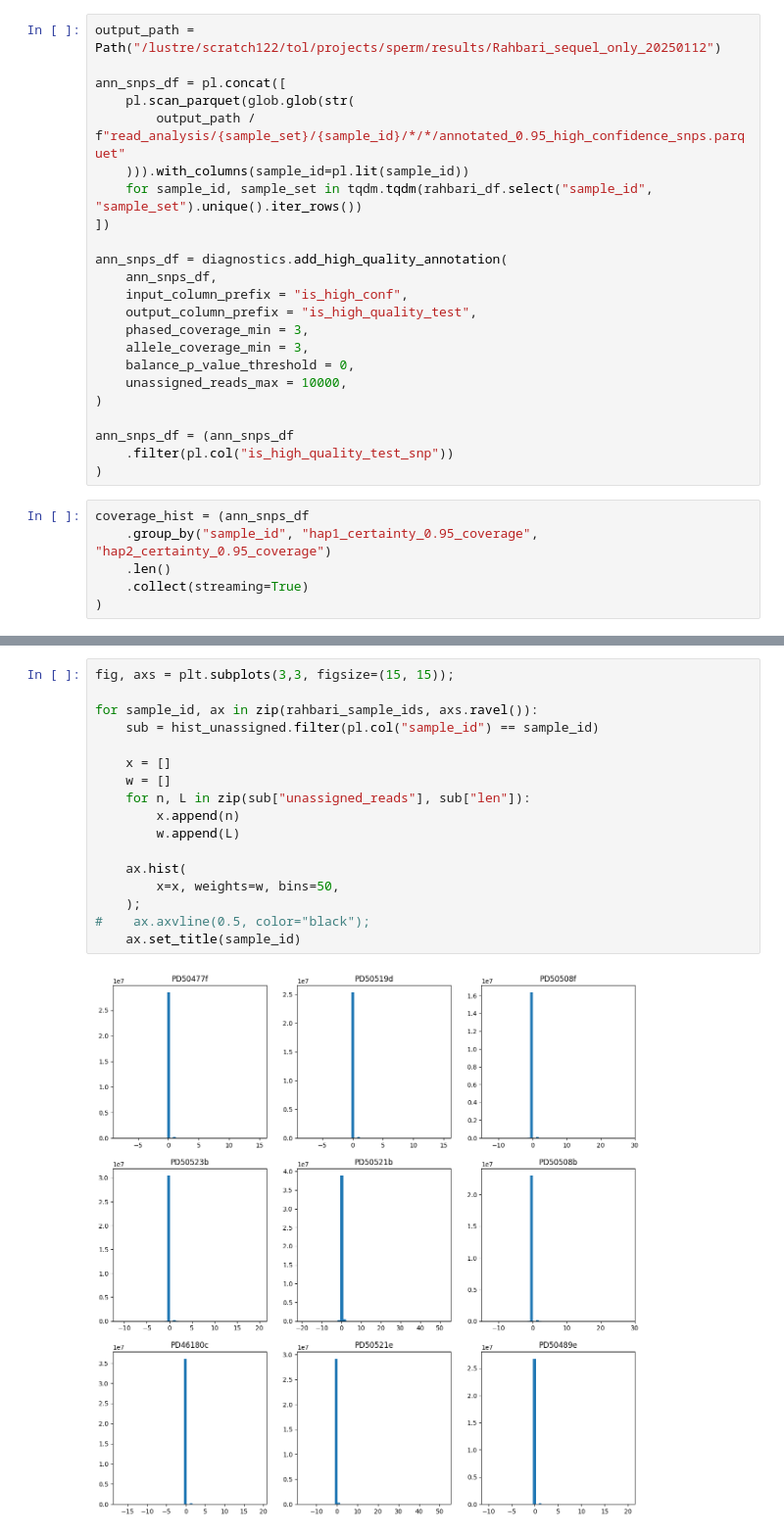
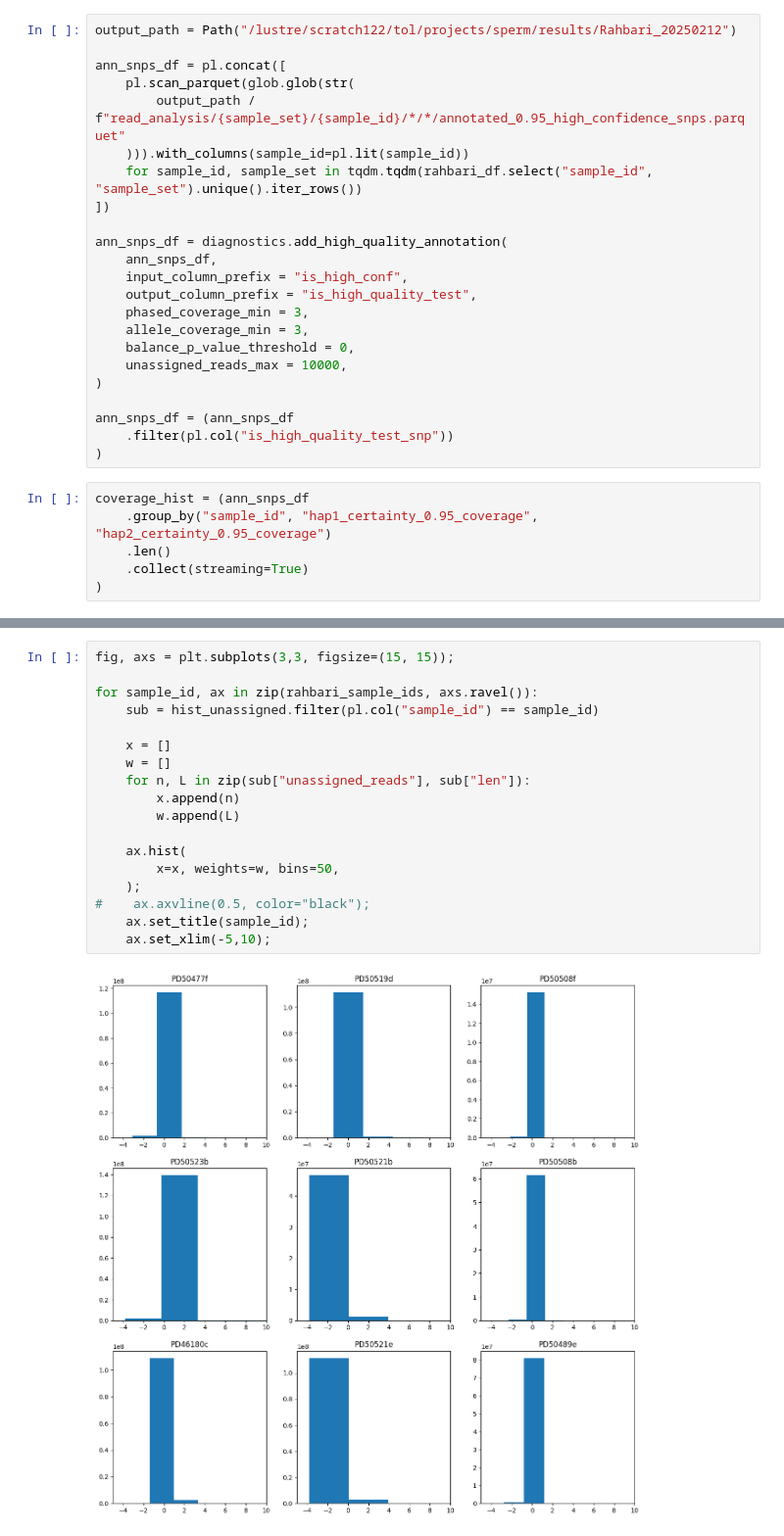
Before and after one commit to regevs/recombination, a Jupyter notebook: notebooks/20250110_new_Rahbari_first_look.ipynb, the cells around one changed output, grey strips where cells are left out. Shown at 98% size. Cells and saved outputs as stored; diff of their text form.

```diff
--- a/notebooks/20250110_new_Rahbari_first_look.ipynb
+++ b/notebooks/20250110_new_Rahbari_first_look.ipynb
@@ -41,7 +32,7 @@ rahbari_sample_ids
 # %%
 rahbari_df = pl.read_csv("/nfs/users/nfs_r/rs42/rs42/git/sperm/configs/Rahbari.tsv", separator='\t')
 # %%
-output_path = Path("/lustre/scratch122/tol/projects/sperm/results/Rahbari_sequel_only_20250112")
+output_path = Path("/lustre/scratch122/tol/projects/sperm/results/Rahbari_20250212")
 
 ann_snps_df = pl.concat([
     pl.scan_parquet(glob.glob(str(
@@ -127,19 +118,20 @@ Wall time: 2min 19s
 # %%
 fig, axs = plt.subplots(3,3, figsize=(15, 15));
 
 for sample_id, ax in zip(rahbari_sample_ids, axs.ravel()):
     sub = hist_unassigned.filter(pl.col("sample_id") == sample_id)
 
     x = []
     w = []
     for n, L in zip(sub["unassigned_reads"], sub["len"]):
         x.append(n)
         w.append(L)
 
     ax.hist(
         x=x, weights=w, bins=50,
     );
 #    ax.axvline(0.5, color="black");
-    ax.set_title(sample_id)
+    ax.set_title(sample_id);
+    ax.set_xlim(-5,10);
 # %% [output]
-[figure, old version]
+[figure, new version]
```
Also changed, not shown: parts of 31 cells of this notebook, 25 other files.
